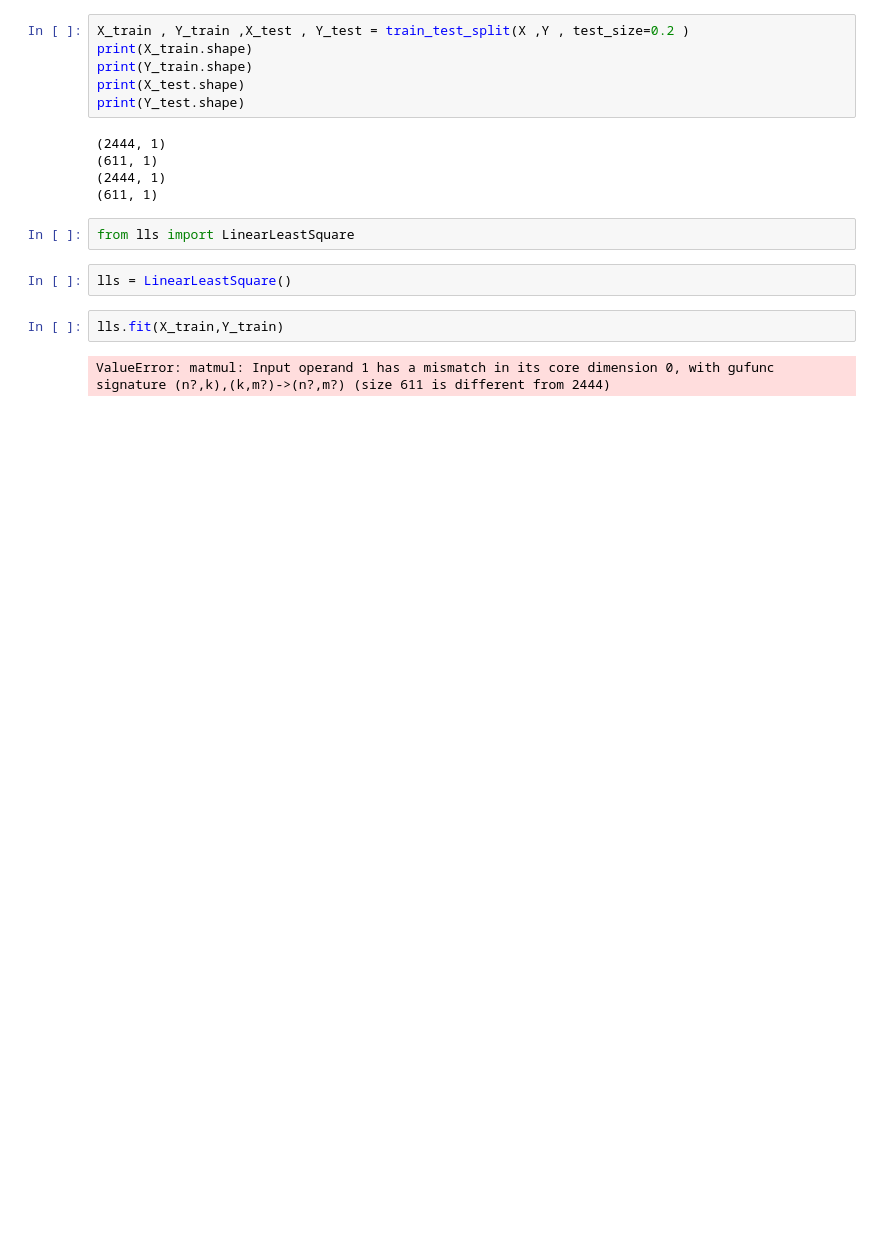
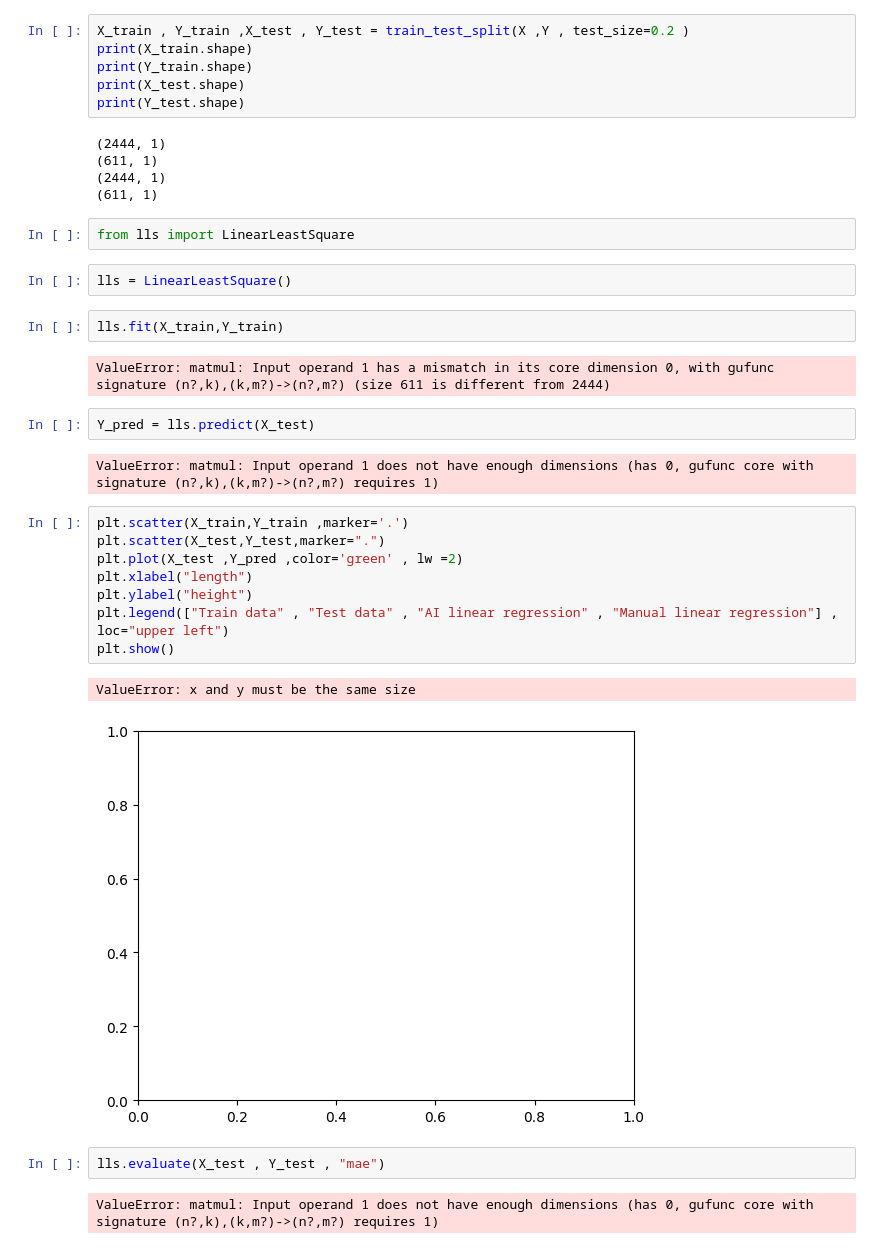
Before and after one commit to KhadijehValipour/MachineLearning8, a Jupyter notebook: HousePriceTehran.ipynb, the cells around one changed output. Saved outputs shown, nothing was run; the diff lists cells and outputs as text; blank space fills up the shorter version.

```diff
--- a/HousePriceTehran.ipynb
+++ b/HousePriceTehran.ipynb
@@ -102,3 +102,22 @@ lls = LinearLeastSquare()
 lls.fit(X_train,Y_train)
 # %% [output]
 ValueError: matmul: Input operand 1 has a mismatch in its core dimension 0, with gufunc signature (n?,k),(k,m?)->(n?,m?) (size 611 is different from 2444)
+# %%
+Y_pred = lls.predict(X_test)
+# %% [output]
+ValueError: matmul: Input operand 1 does not have enough dimensions (has 0, gufunc core with signature (n?,k),(k,m?)->(n?,m?) requires 1)
+# %%
+plt.scatter(X_train,Y_train ,marker='.')
+plt.scatter(X_test,Y_test,marker=".")
+plt.plot(X_test ,Y_pred ,color='green' , lw =2)
+plt.xlabel("length")
+plt.ylabel("height")
+plt.legend(["Train data" , "Test data" , "AI linear regression" , "Manual linear regression"] , loc="upper left")
+plt.show()
+# %% [output]
+ValueError: x and y must be the same size
+[figure, added]
+# %%
+lls.evaluate(X_test , Y_test , "mae")
+# %% [output]
+ValueError: matmul: Input operand 1 does not have enough dimensions (has 0, gufunc core with signature (n?,k),(k,m?)->(n?,m?) requires 1)
```
Also changed, not shown: 1 other file.
